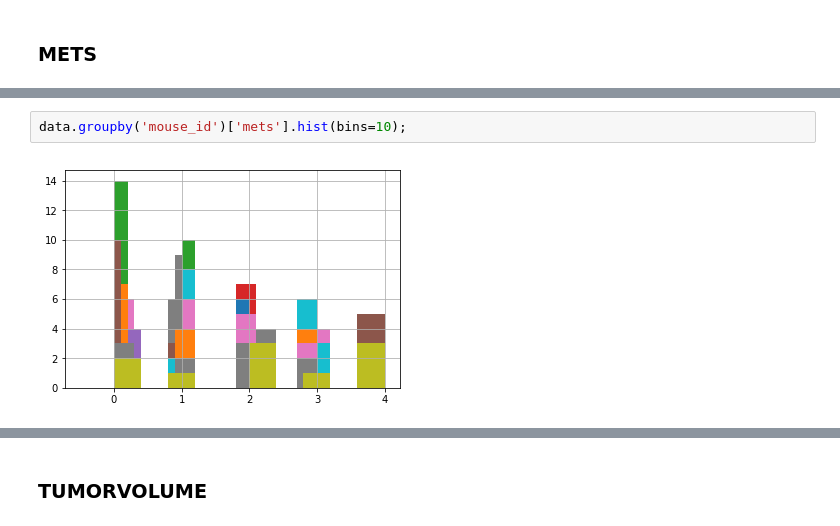
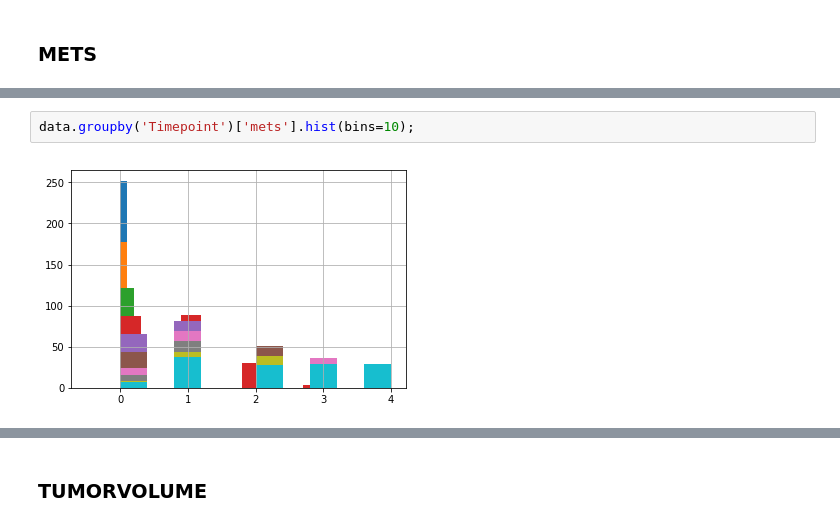
Before and after one commit to jenshurley/hw5, a Jupyter notebook: pydrug_sketch.ipynb, the cells around one changed output, grey strips where cells are left out. Cells and saved outputs as stored; diff of their text form.

```diff
--- a/pydrug_sketch.ipynb
+++ b/pydrug_sketch.ipynb
@@ -122,5 +167,5 @@ plt.plot(data.mouse_id, data.mets, label='mets')
 [figure]
 # %%
-data.groupby('mouse_id')['mets'].hist(bins=10);
+data.groupby('Timepoint')['mets'].hist(bins=10);
 # %% [output]
-[figure, old version]
+[figure, new version]
```
Also changed, not shown: parts of 43 cells of this notebook.
